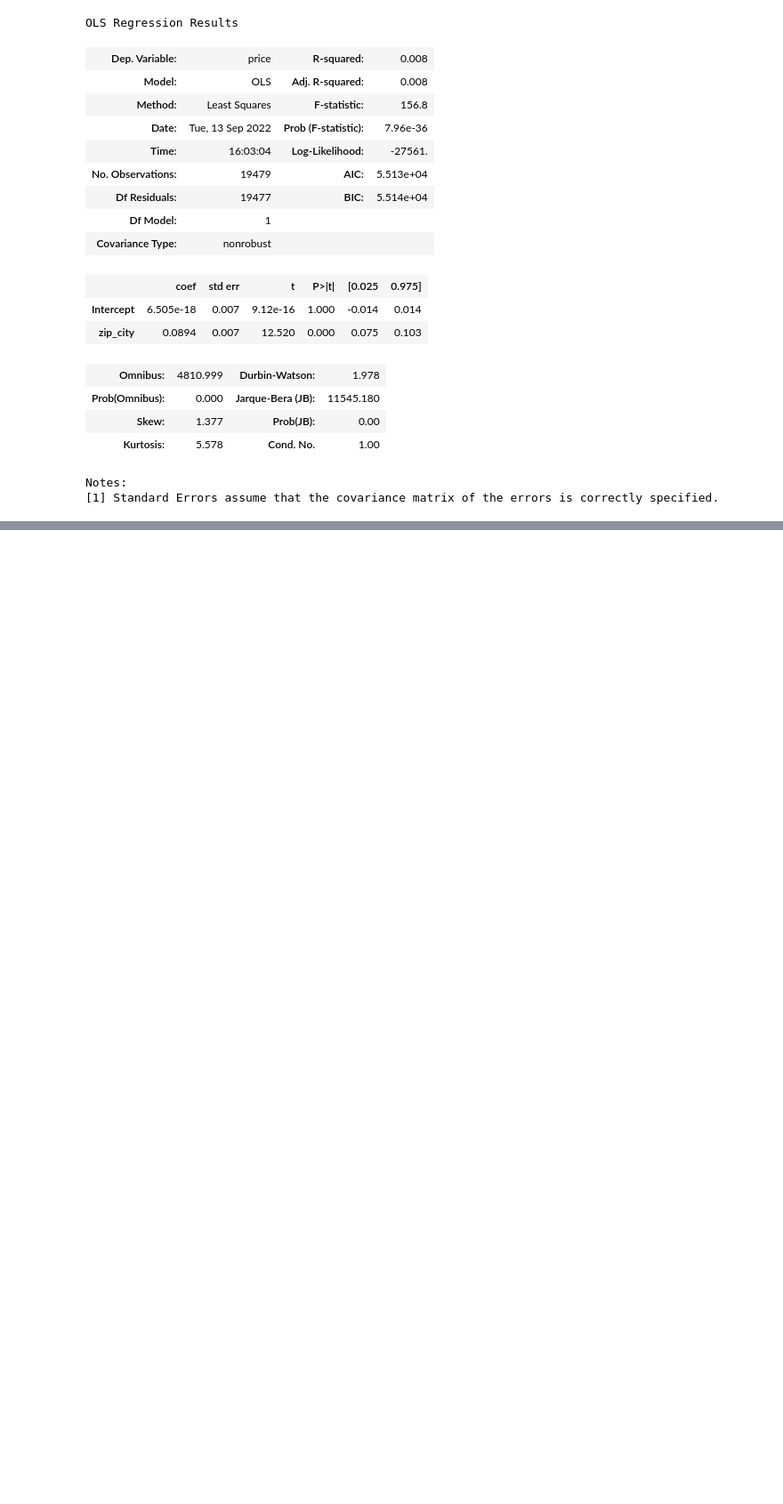
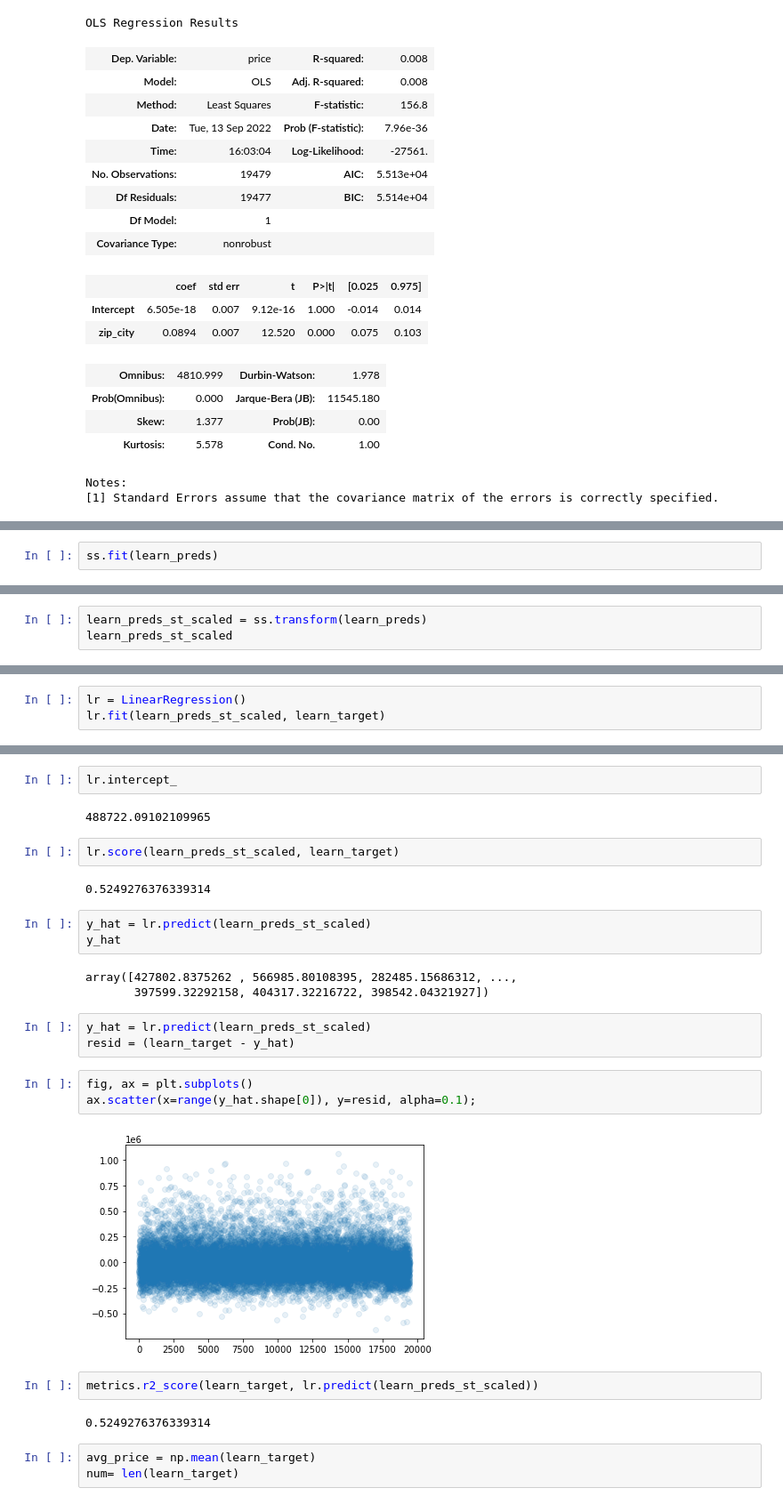
Before and after one commit to MackoyS/sarah-and-mackoy-price-modeling, a Jupyter notebook: DraftProject.ipynb, the cells around one changed output, grey strips where cells are left out. Shown: that part at 89% size. Saved outputs shown, nothing was run; the diff lists cells and outputs as text; blank space fills up the shorter version.

```diff
--- a/DraftProject.ipynb
+++ b/DraftProject.ipynb
@@ -752,0 +1499,2 @@ Notes:
+# %%
+ss.fit(learn_preds)
@@ -752,0 +1503,3 @@ Notes:
+# %%
+learn_preds_st_scaled = ss.transform(learn_preds)
+learn_preds_st_scaled
@@ -752,0 +1538,3 @@ Notes:
+# %%
+lr = LinearRegression()
+lr.fit(learn_preds_st_scaled, learn_target)
@@ -752,0 +1550,29 @@ Notes:
+# %%
+lr.intercept_
+# %% [output]
+488722.09102109965
+# %%
+lr.score(learn_preds_st_scaled, learn_target)
+# %% [output]
+0.5249276376339314
+# %%
+y_hat = lr.predict(learn_preds_st_scaled)
+y_hat
+# %% [output]
+array([427802.8375262 , 566985.80108395, 282485.15686312, ...,
+       397599.32292158, 404317.32216722, 398542.04321927])
+# %%
+y_hat = lr.predict(learn_preds_st_scaled)
+resid = (learn_target - y_hat)
+# %%
+fig, ax = plt.subplots()
+ax.scatter(x=range(y_hat.shape[0]), y=resid, alpha=0.1);
+# %% [output]
+[figure, added]
+# %%
+metrics.r2_score(learn_target, lr.predict(learn_preds_st_scaled))
+# %% [output]
+0.5249276376339314
+# %%
+avg_price = np.mean(learn_target)
+num= len(learn_target)
```
Also changed, not shown: parts of 52 cells of this notebook.
